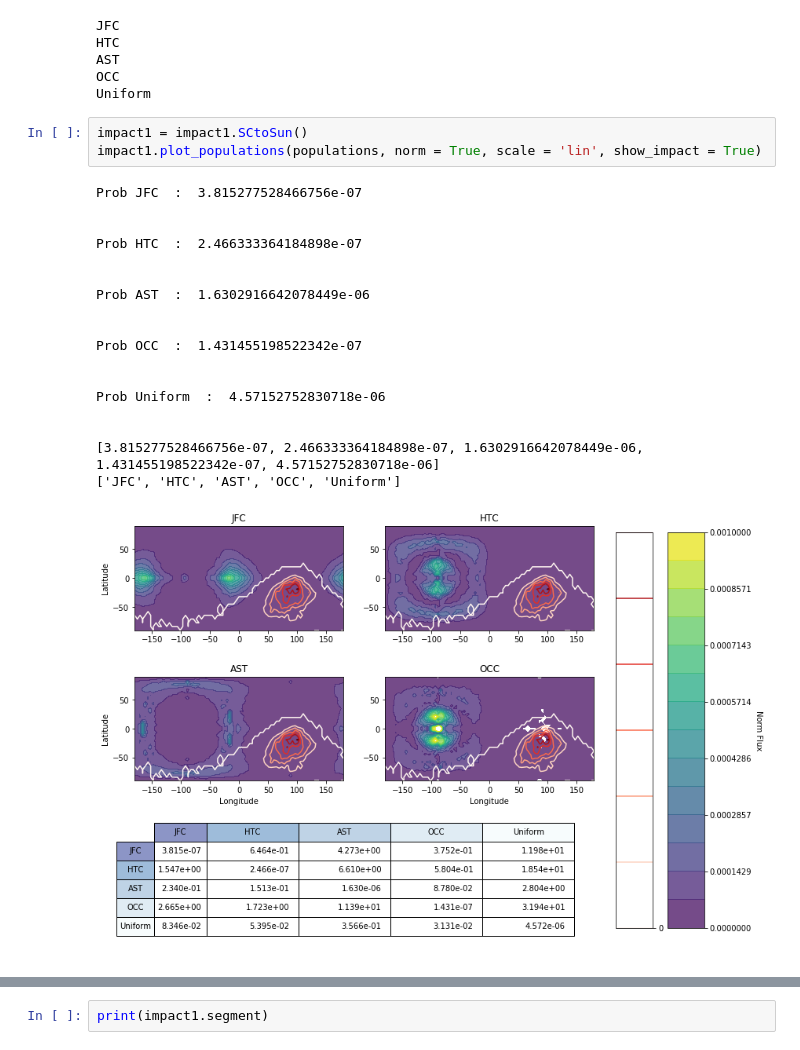
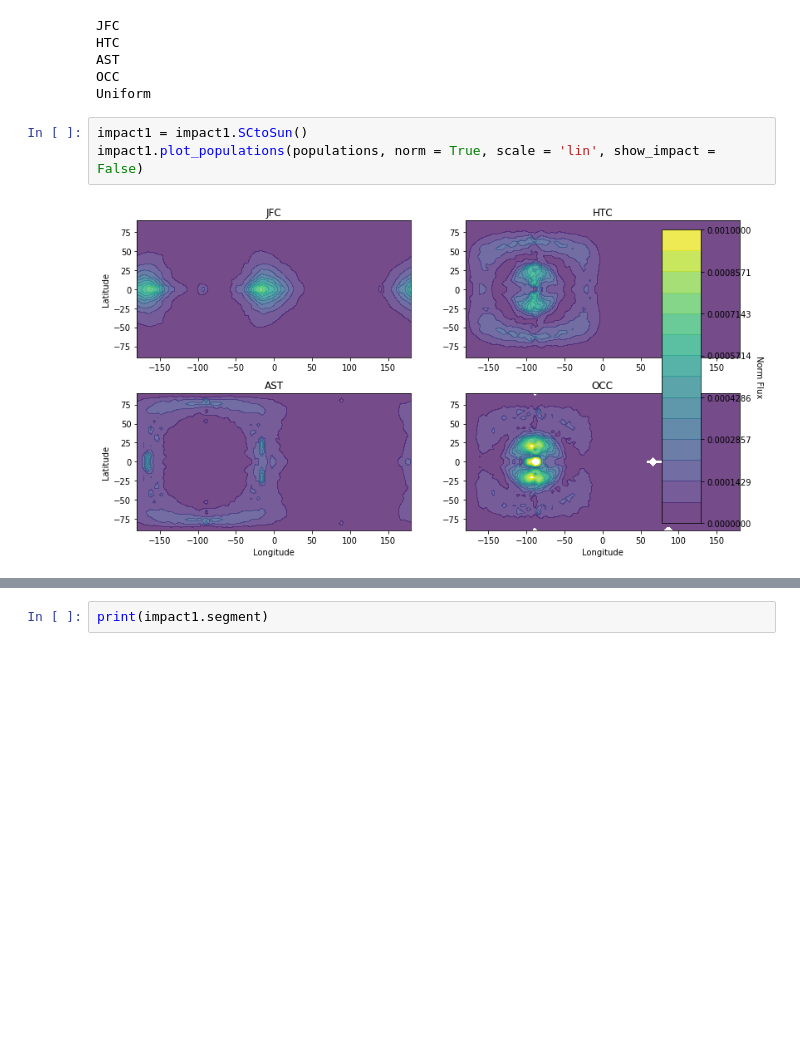
Before and after one commit to tlittenberg/LISAPathfinder, a Jupyter notebook: scripts/Analysis/scripts/impactClass_examples.ipynb, the cells around one changed output, grey strips where cells are left out. Saved outputs shown, nothing was run; the diff lists cells and outputs as text; blank space fills up the shorter version.

```diff
--- a/scripts/Analysis/scripts/impactClass_examples.ipynb
+++ b/scripts/Analysis/scripts/impactClass_examples.ipynb
@@ -146,23 +146,6 @@ OCC
 Uniform
 # %%
 impact1 = impact1.SCtoSun()
-impact1.plot_populations(populations, norm = True, scale = 'lin', show_impact = True)
+impact1.plot_populations(populations, norm = True, scale = 'lin', show_impact = False)
 # %% [output]
-Prob JFC  :  3.815277528466756e-07
-
-
-Prob HTC  :  2.466333364184898e-07
-
-
-Prob AST  :  1.6302916642078449e-06
-
-
-Prob OCC  :  1.431455198522342e-07
-
-
-Prob Uniform  :  4.57152752830718e-06
-
-
-[3.815277528466756e-07, 2.466333364184898e-07, 1.6302916642078449e-06, 1.431455198522342e-07, 4.57152752830718e-06]
-['JFC', 'HTC', 'AST', 'OCC', 'Uniform']
-[figure, old version]
+[figure, new version]
```
Also changed, not shown: parts of 3 cells of this notebook, 8 other files.
